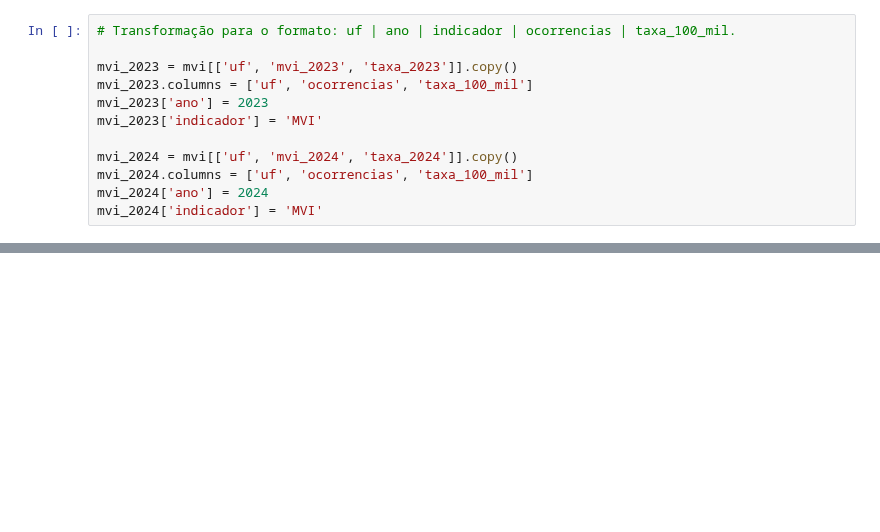
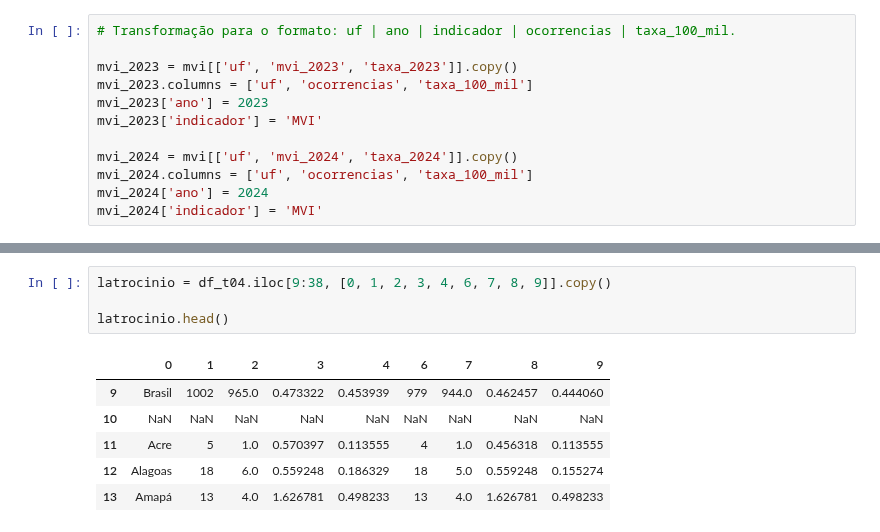
Before and after one commit to rafaelmchcruz/analise-seguranca-publica-brasil, a Jupyter notebook: notebooks/01_inspecao_dados.ipynb, the cells around one changed output, grey strips where cells are left out. Cells and saved outputs as stored; diff of their text form; blank space fills up the shorter version.

```diff
--- a/notebooks/01_inspecao_dados.ipynb
+++ b/notebooks/01_inspecao_dados.ipynb
@@ -79,0 +228,11 @@ mvi_long.tail()
+# %%
+latrocinio = df_t04.iloc[9:38, [0, 1, 2, 3, 4, 6, 7, 8, 9]].copy()
+
+latrocinio.head()
+# %% [output]
+|  | 0 | 1 | 2 | 3 | 4 | 6 | 7 | 8 | 9 |
+| 9 | Brasil | 1002 | 965.0 | 0.473322 | 0.453939 | 979 | 944.0 | 0.462457 | 0.444060 |
+| 10 | NaN | NaN | NaN | NaN | NaN | NaN | NaN | NaN | NaN |
+| 11 | Acre | 5 | 1.0 | 0.570397 | 0.113555 | 4 | 1.0 | 0.456318 | 0.113555 |
+| 12 | Alagoas | 18 | 6.0 | 0.559248 | 0.186329 | 18 | 5.0 | 0.559248 | 0.155274 |
+| 13 | Amapá | 13 | 4.0 | 1.626781 | 0.498233 | 13 | 4.0 | 1.626781 | 0.498233 |
```
Also changed, not shown: parts of 33 cells of this notebook.
